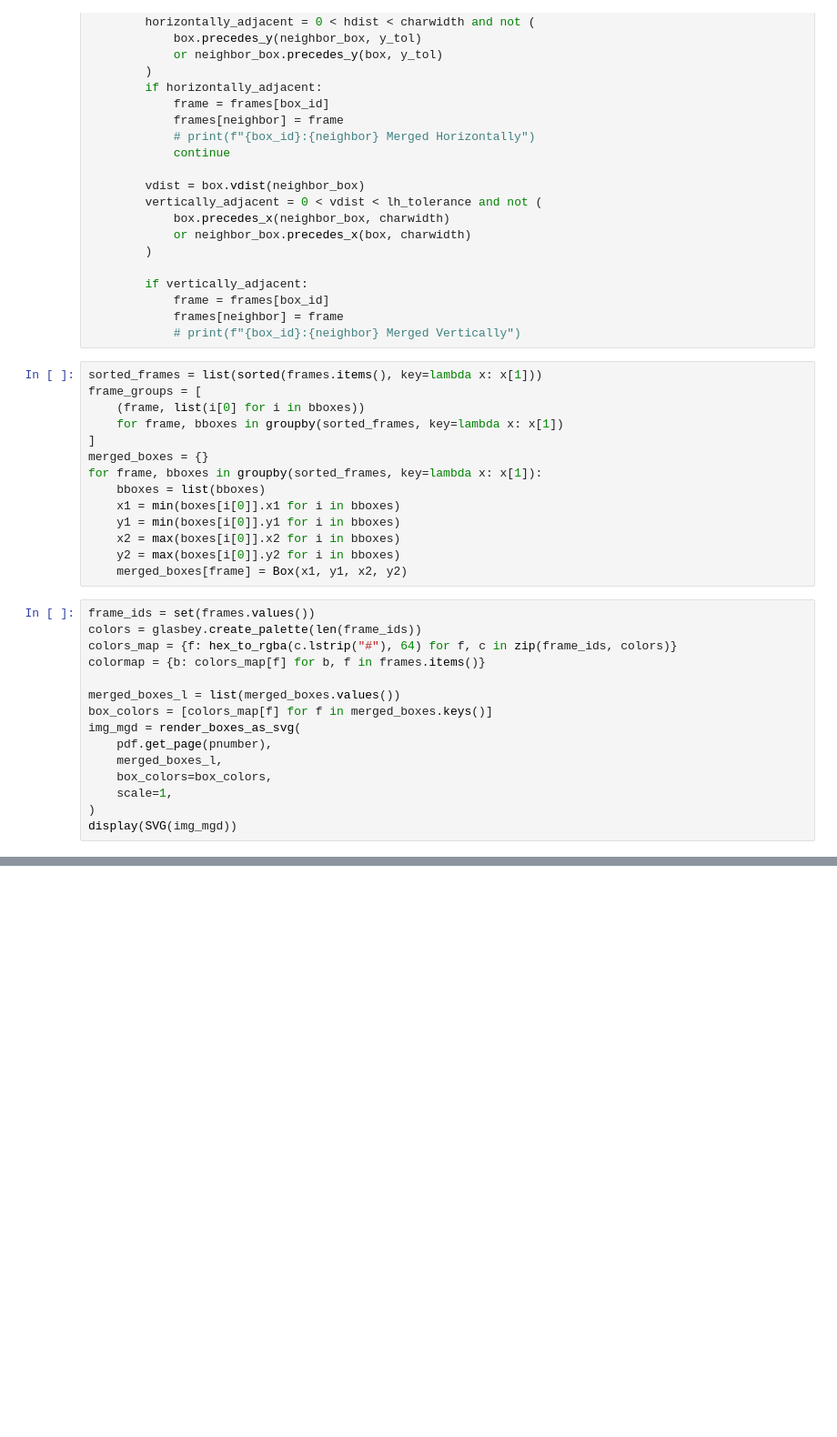
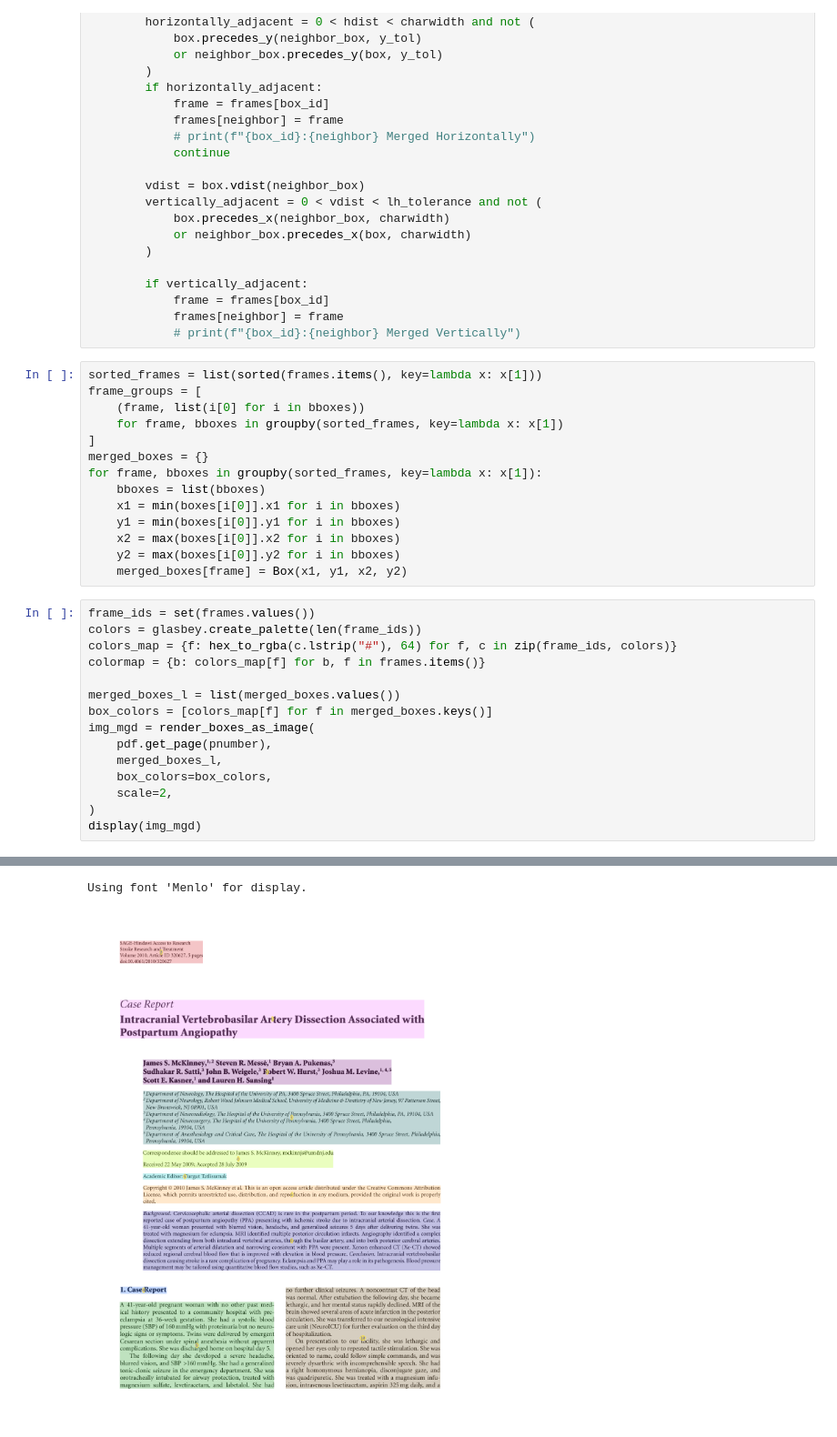
Before and after one commit to pmbaumgartner/pdf-sketches, a Jupyter notebook: page-segmentation.ipynb, the cells around one changed output, grey strips where cells are left out. Shown at 91% size. Cells and saved outputs as stored; diff of their text form; blank space fills up the shorter version.

```diff
--- a/page-segmentation.ipynb
+++ b/page-segmentation.ipynb
@@ -147,11 +137,11 @@ colormap = {b: colors_map[f] for b, f in frames.items()}
 
 merged_boxes_l = list(merged_boxes.values())
 box_colors = [colors_map[f] for f in merged_boxes.keys()]
-img_mgd = render_boxes_as_svg(
+img_mgd = render_boxes_as_image(
     pdf.get_page(pnumber),
     merged_boxes_l,
     box_colors=box_colors,
-    scale=1,
+    scale=2,
 )
-display(SVG(img_mgd))
+display(img_mgd)
 # %% [output]
@@ -158,0 +148,2 @@ display(SVG(img_mgd))
+Using font 'Menlo' for display.
+[figure, added]
```
Also changed, not shown: parts of 3 cells of this notebook.
